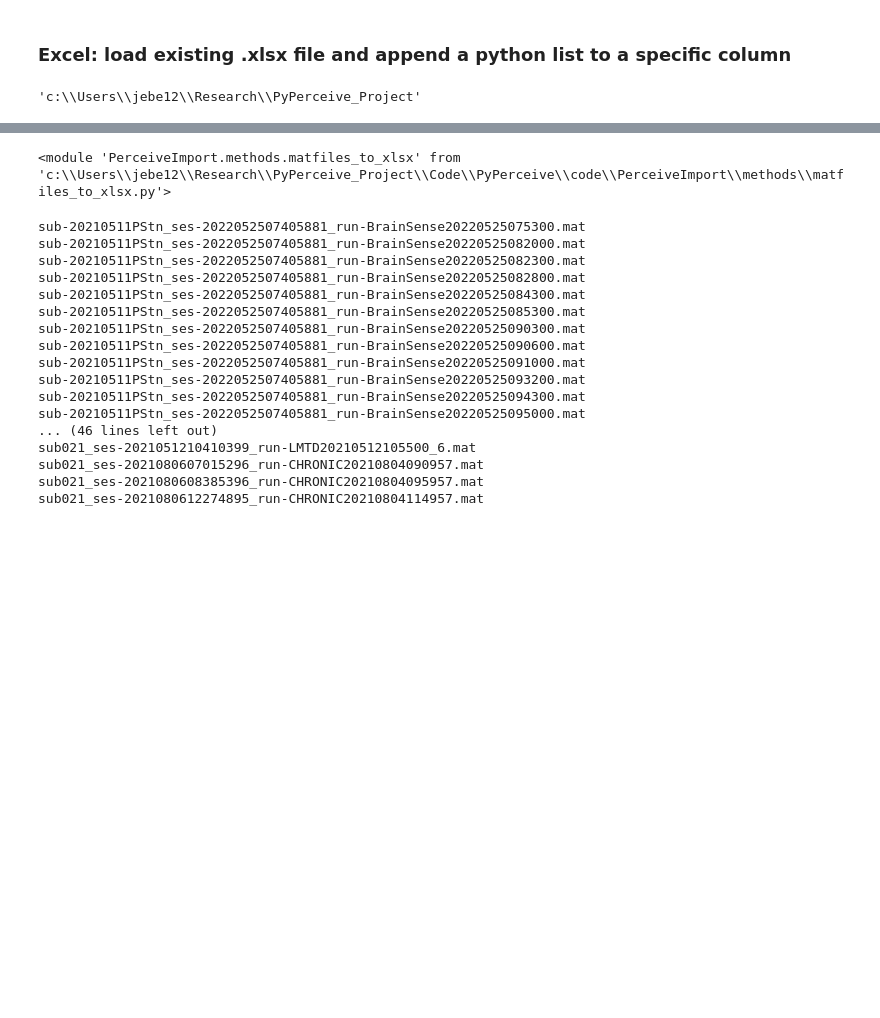
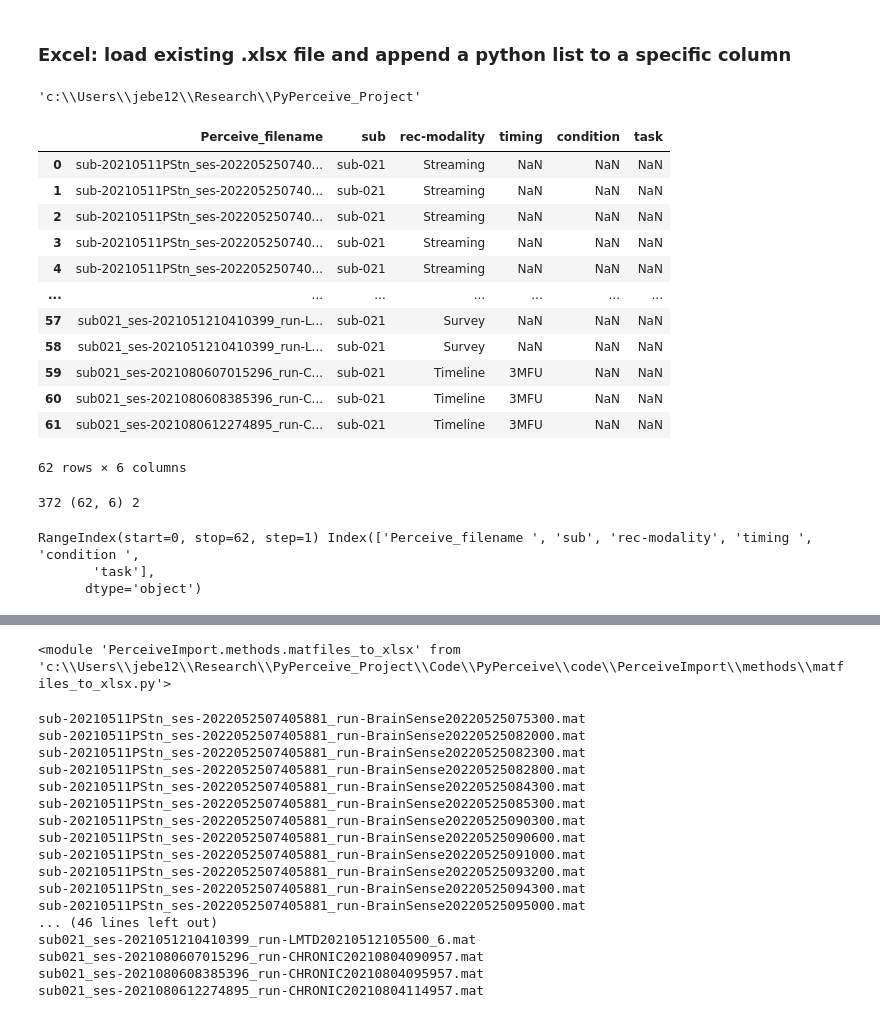
Before and after one commit to jgvhabets/PyPerceive, a Jupyter notebook: code/notebooks/percept_playground.ipynb, the cells around one changed output, grey strips where cells are left out. Cells and saved outputs as stored; diff of their text form; code cells hidden in the pictures; blank space fills up the shorter version.

Commit message:
imported Excel sheet to DataFrame

```diff
--- a/code/notebooks/percept_playground.ipynb
+++ b/code/notebooks/percept_playground.ipynb
@@ -190,0 +186,29 @@ from openpyxl import Workbook, load_workbook
+# %%
+# load PerceiveMetadata Excel sheet as DataFrame
+
+PerceiveMetadata = pd.read_excel('Perceive_Metadata.xlsx')
+PerceiveMetadata
+# %% [output]
+|  | Perceive_filename | sub | rec-modality | timing | condition | task |
+| 0 | sub-20210511PStn_ses-202205250740... | sub-021 | Streaming | NaN | NaN | NaN |
+| 1 | sub-20210511PStn_ses-202205250740... | sub-021 | Streaming | NaN | NaN | NaN |
+| 2 | sub-20210511PStn_ses-202205250740... | sub-021 | Streaming | NaN | NaN | NaN |
+| 3 | sub-20210511PStn_ses-202205250740... | sub-021 | Streaming | NaN | NaN | NaN |
+| 4 | sub-20210511PStn_ses-202205250740... | sub-021 | Streaming | NaN | NaN | NaN |
+| ... | ... | ... | ... | ... | ... | ... |
+| 57 | sub021_ses-2021051210410399_run-L... | sub-021 | Survey | NaN | NaN | NaN |
+| 58 | sub021_ses-2021051210410399_run-L... | sub-021 | Survey | NaN | NaN | NaN |
+| 59 | sub021_ses-2021080607015296_run-C... | sub-021 | Timeline | 3MFU | NaN | NaN |
+| 60 | sub021_ses-2021080608385396_run-C... | sub-021 | Timeline | 3MFU | NaN | NaN |
+| 61 | sub021_ses-2021080612274895_run-C... | sub-021 | Timeline | 3MFU | NaN | NaN |
+62 rows × 6 columns
+# %%
+print(PerceiveMetadata.size, PerceiveMetadata.shape, PerceiveMetadata.ndim)
+# %% [output]
+372 (62, 6) 2
+# %%
+print(PerceiveMetadata.index, PerceiveMetadata.columns)
+# %% [output]
+RangeIndex(start=0, stop=62, step=1) Index(['Perceive_filename ', 'sub', 'rec-modality', 'timing ', 'condition ',
+       'task'],
+      dtype='object')
```
Also changed, not shown: parts of 22 cells of this notebook, 2 other files.
